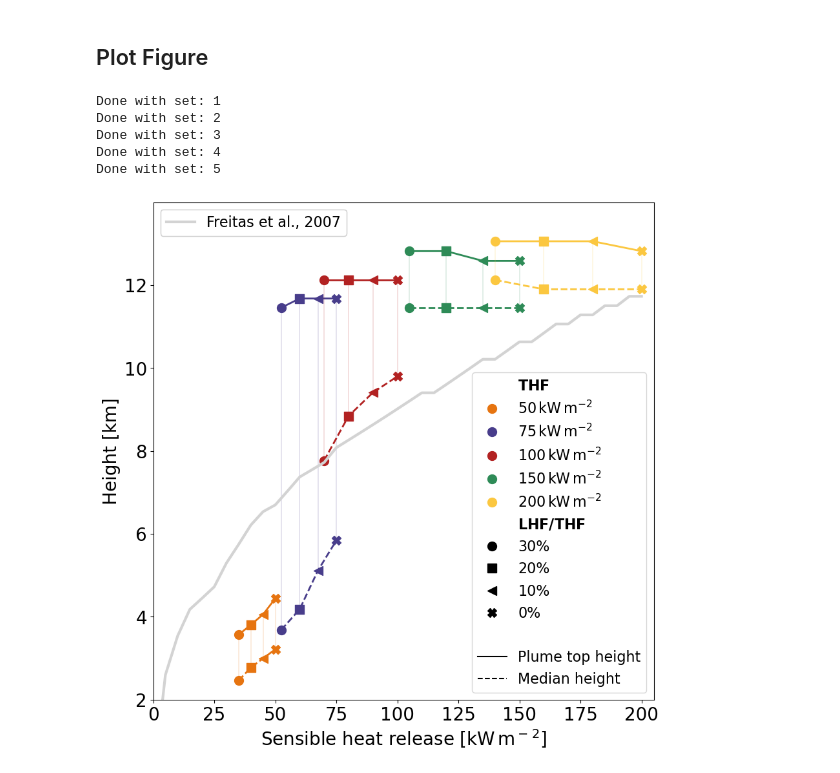
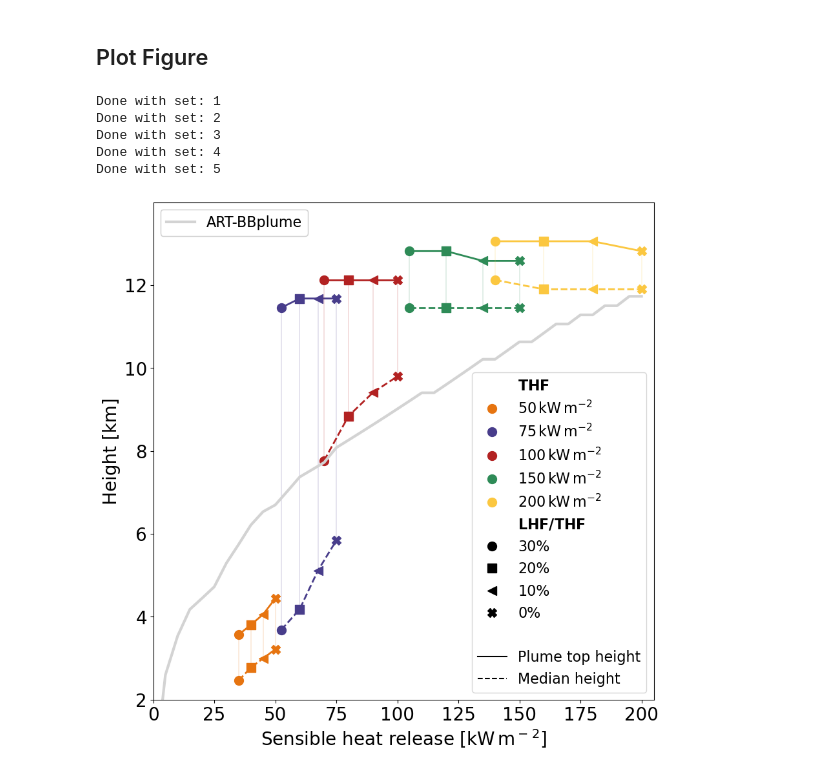
Before and after one commit to MuellerJason/jupyter_notebooks_PyroCB_paper, a Jupyter notebook: fig_08.ipynb, the cells around one changed output. Drawn from its saved outputs; the diff is of its cells as text; code cells hidden in the pictures.

```diff
--- a/fig_08.ipynb
+++ b/fig_08.ipynb
@@ -191,32 +191,32 @@ ax.set_ylabel(f"Height [km]")
 
 # Create legend handles for colors
 color_handles = [mlines.Line2D([], [], color=color, marker='o', linestyle='None', markersize=10, label=sets_names[i]) for i, color in enumerate(colors)]
 # Create legend handles for marker styles
 style_handles = [mlines.Line2D([], [], color='black', marker=style, linestyle='None', markersize=10, label=steps[j]) for j, style in enumerate(styles)]
 line_handles  = [mlines.Line2D([], [], color='black', marker='None', linestyle=lstyle, markersize=10, label=quantiles_label[k]) for k, lstyle in enumerate(lstyles)]
 # Set Titels for the Legend
 color_title_handle = mlines.Line2D([], [], color='none', marker='', linestyle='None', label= r'$\bf{THF}$')
 style_title_handle = mlines.Line2D([], [], color='none', marker='', linestyle='None', label=r'$ \bf{LHF} / \bf{THF}$')
 line_title_handle = mlines.Line2D([], [], color='none', marker='', linestyle='None', label= r'$\bf{}}$')
 # Put Legend together
 handles = [color_title_handle] + color_handles + [style_title_handle] + style_handles + [line_title_handle] + line_handles
 
 # Add legends to the plot
 legend1 = ax.legend(handles=handles, loc='lower right', fontsize = 16)
 ax.add_artist(legend1)
 # Add second legend
-legend2 = ax.legend(handles=freitas, labels=["Freitas et al., 2007"], loc='upper left', fontsize = 16)
+legend2 = ax.legend(handles=freitas, labels=["ART-BBplume"], loc='upper left', fontsize = 16)
 ax.add_artist(legend2)
 
 
 # Save the figure
 my_path = "./figs/"
 fig.savefig(my_path + 'fig08.png', dpi=300, bbox_inches='tight')
 fig.savefig(my_path + 'fig08_lq.png', dpi=50, bbox_inches='tight')
 # %% [output]
 Done with set: 1
 Done with set: 2
 Done with set: 3
 Done with set: 4
 Done with set: 5
-[figure, old version]
+[figure, new version]
```
